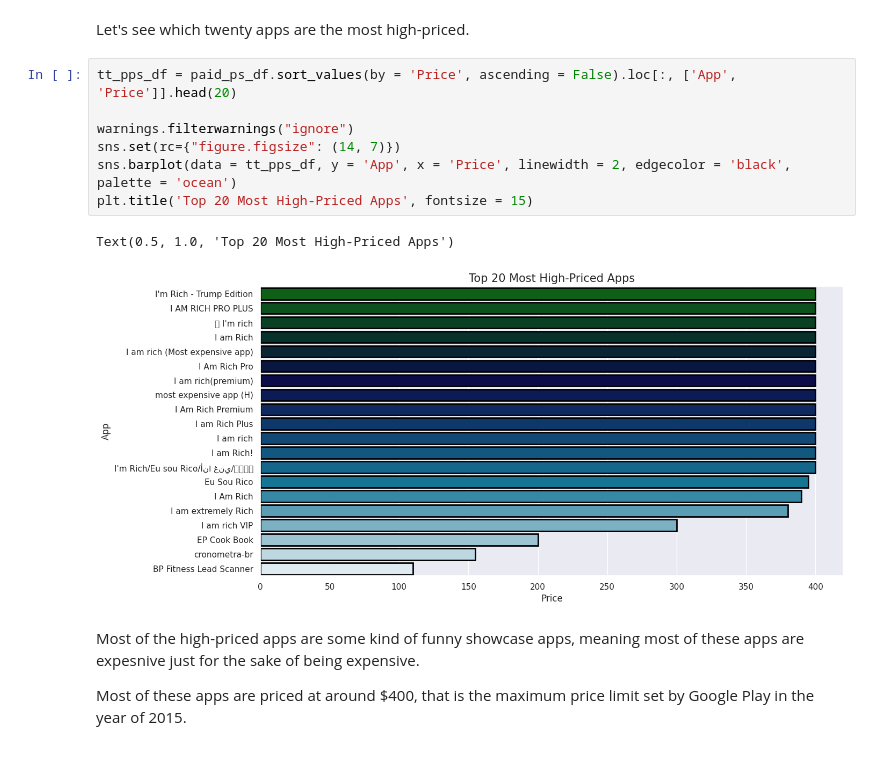
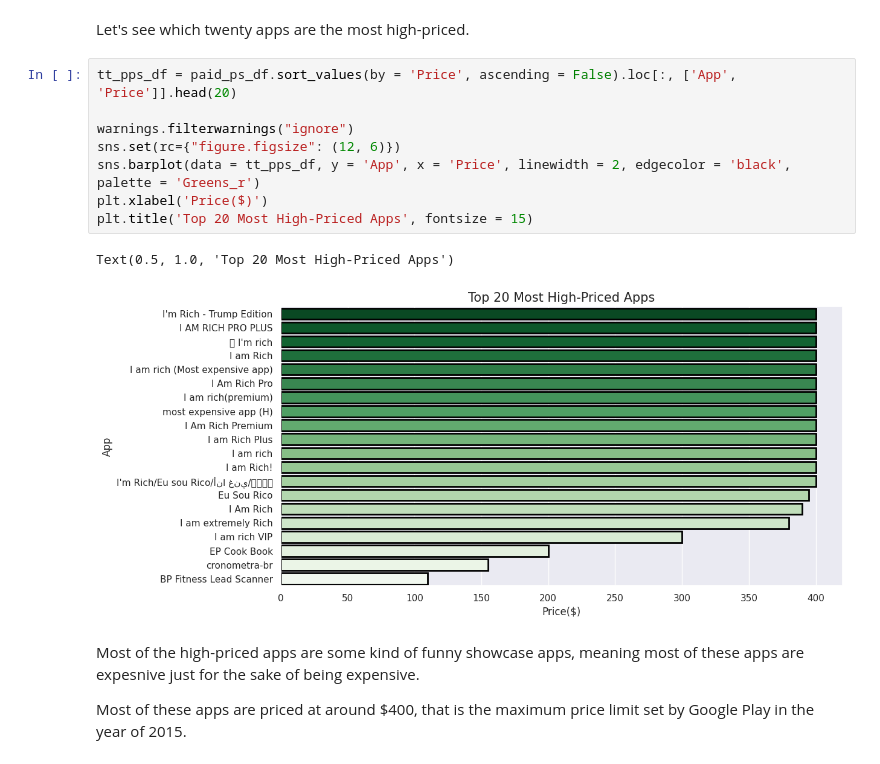
Before and after one commit to dipankarsahu1000/Play-Store-App-Review-Analysis, a Jupyter notebook: Play_Store_App_Review_Analysis.ipynb, the cells around one changed output. Cells and saved outputs as stored; diff of their text form.

```diff
--- a/Play_Store_App_Review_Analysis.ipynb
+++ b/Play_Store_App_Review_Analysis.ipynb
@@ -1121,13 +1125,14 @@ Let's see which twenty apps are the most high-priced.
 # %%
 tt_pps_df = paid_ps_df.sort_values(by = 'Price', ascending = False).loc[:, ['App', 'Price']].head(20)
 
 warnings.filterwarnings("ignore")
-sns.set(rc={"figure.figsize": (14, 7)})
-sns.barplot(data = tt_pps_df, y = 'App', x = 'Price', linewidth = 2, edgecolor = 'black', palette = 'ocean')
+sns.set(rc={"figure.figsize": (12, 6)})
+sns.barplot(data = tt_pps_df, y = 'App', x = 'Price', linewidth = 2, edgecolor = 'black', palette = 'Greens_r')
+plt.xlabel('Price($)')
 plt.title('Top 20 Most High-Priced Apps', fontsize = 15)
 # %% [output]
 Text(0.5, 1.0, 'Top 20 Most High-Priced Apps')
-[figure, old version]
+[figure, new version]
 # %% [markdown]
 Most of the high-priced apps are some kind of funny showcase apps, meaning most of these apps are expesnive just for the sake of being expensive.
 
```
Also changed, not shown: parts of 68 cells of this notebook.
